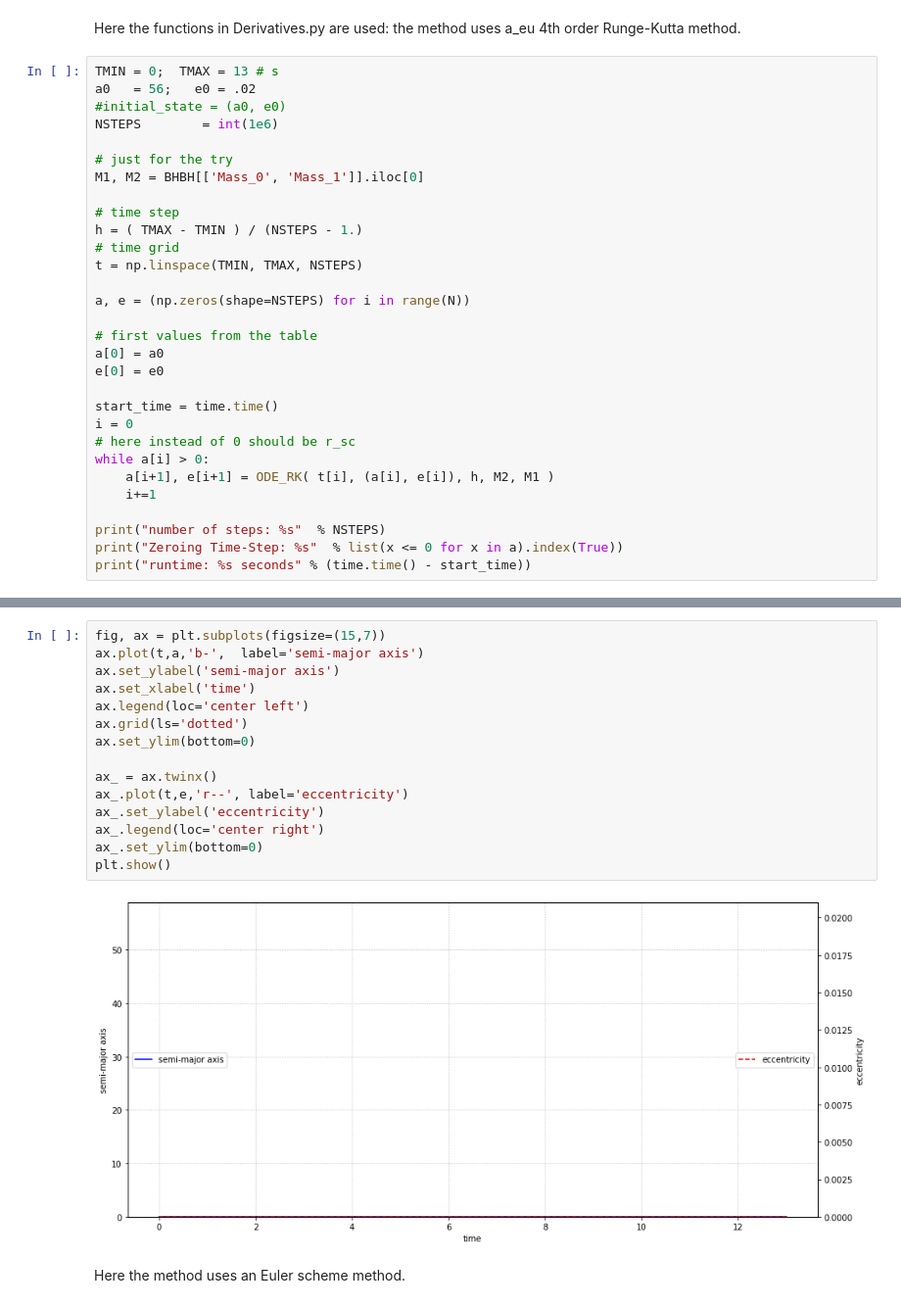
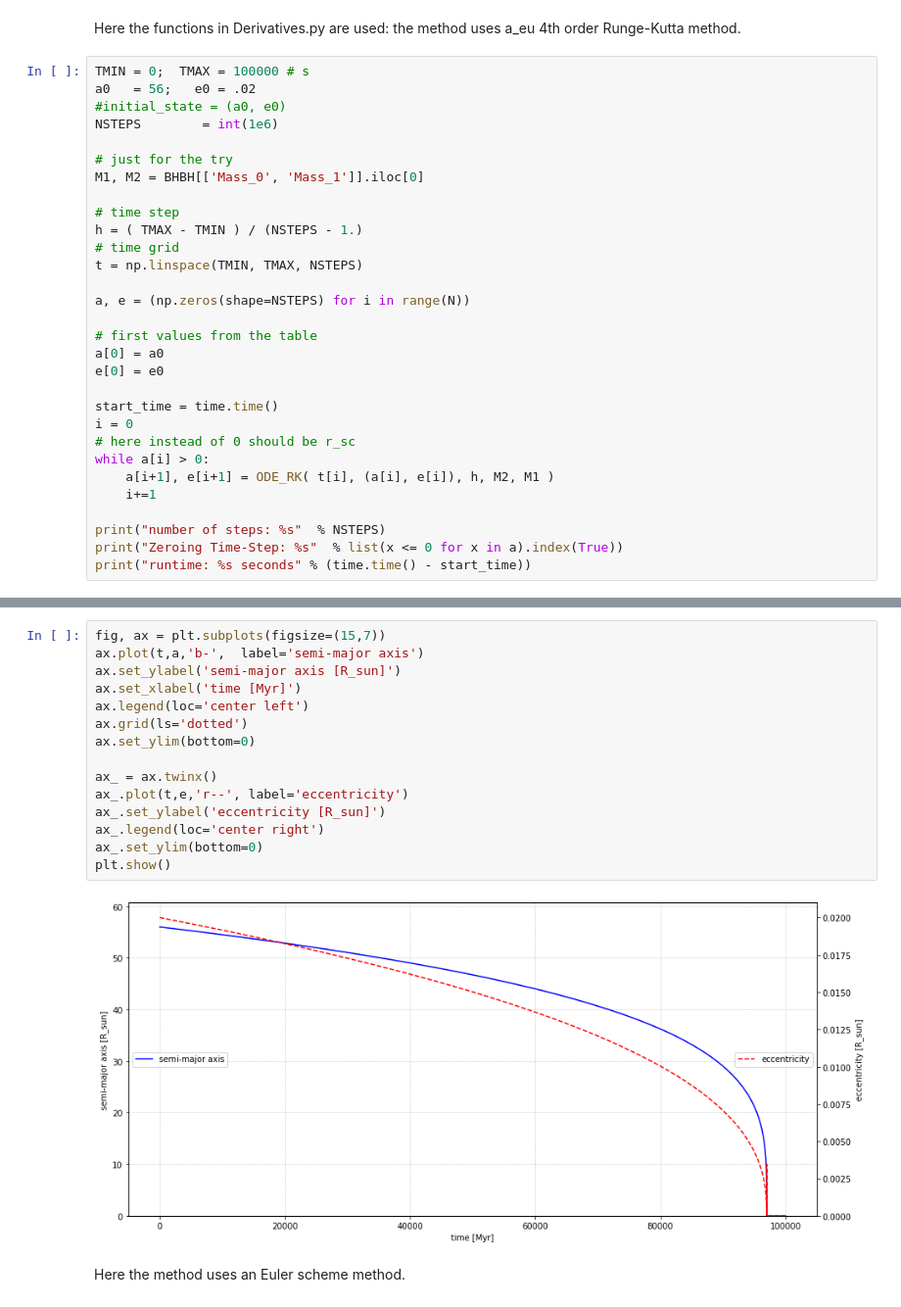
Before and after one commit to Bahadoram/Delay-Time-Dist.-of-Compact-Binary-Objects, a Jupyter notebook: project.ipynb, the cells around one changed output, grey strips where cells are left out. Shown at 98% size. Saved outputs shown, nothing was run; the diff lists cells and outputs as text.

```diff
--- a/project.ipynb
+++ b/project.ipynb
@@ -111,7 +111,7 @@ Text(0.5, 0, 'alpha')
 # %% [markdown]
 Here the functions in Derivatives.py are used: the method uses a_eu 4th order Runge-Kutta method.
 # %%
-TMIN = 0;  TMAX = 13 # s
+TMIN = 0;  TMAX = 100000 # s
 a0   = 56;   e0 = .02
 #initial_state = (a0, e0)
 NSTEPS        = int(1e6)
@@ -153,20 +153,20 @@ Eccentricity when Semimajor axis goes to:                0.0
 # %%
 fig, ax = plt.subplots(figsize=(15,7))
 ax.plot(t,a,'b-',  label='semi-major axis')
-ax.set_ylabel('semi-major axis')
-ax.set_xlabel('time')
+ax.set_ylabel('semi-major axis [R_sun]')
+ax.set_xlabel('time [Myr]')
 ax.legend(loc='center left')
 ax.grid(ls='dotted')
 ax.set_ylim(bottom=0)
 
 ax_ = ax.twinx()
 ax_.plot(t,e,'r--', label='eccentricity')
-ax_.set_ylabel('eccentricity')
+ax_.set_ylabel('eccentricity [R_sun]')
 ax_.legend(loc='center right')
 ax_.set_ylim(bottom=0)
 plt.show()
 # %% [output]
-[figure, old version]
+[figure, new version]
 # %% [markdown]
 Here the method uses an Euler scheme method.
 # %%
```
Also changed, not shown: parts of 13 cells of this notebook, 1 other file.
